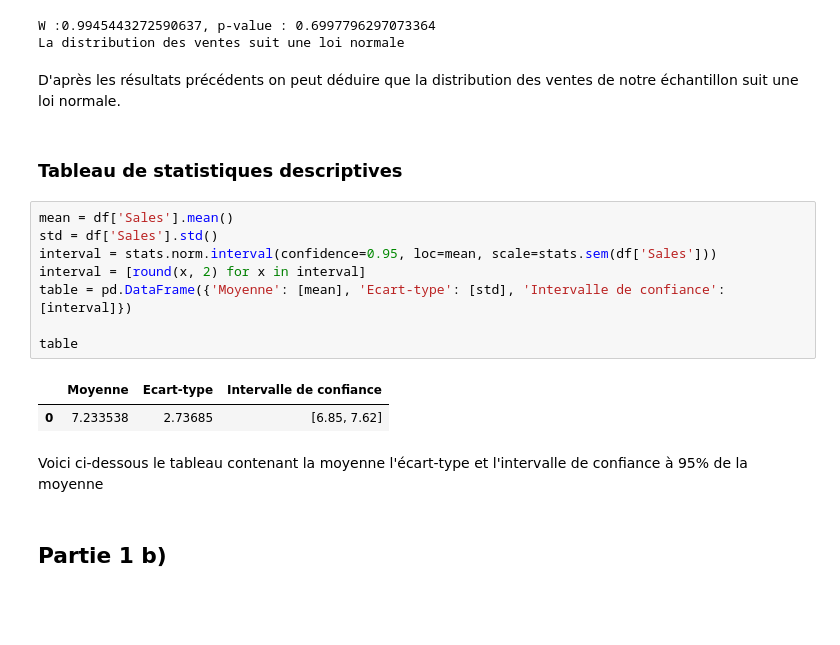
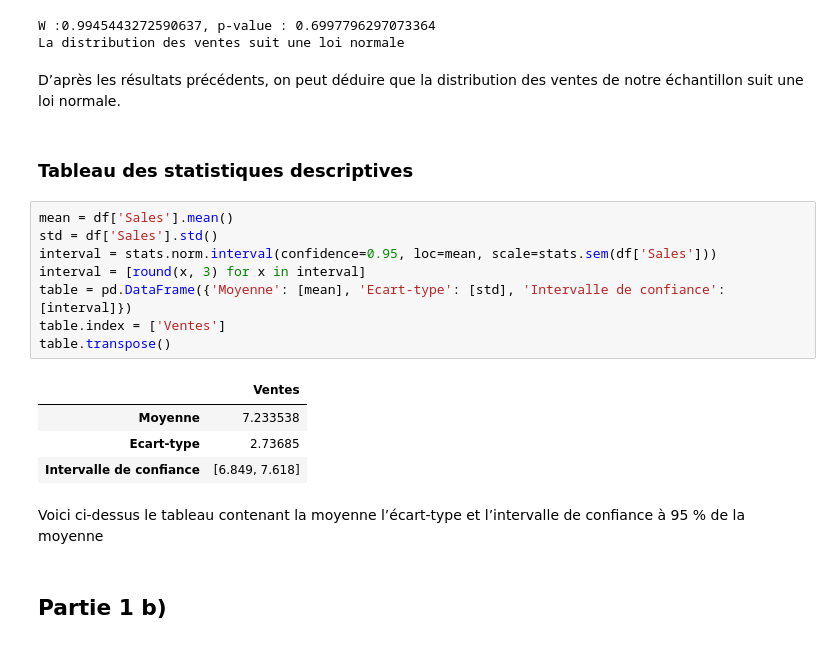
Before and after one commit to TristanVLM/proba-stats, a Jupyter notebook: DevoirDH23.ipynb, the cells around one changed output. Drawn from its saved outputs; the diff is of its cells as text; blank space fills up the shorter version.

```diff
--- a/DevoirDH23.ipynb
+++ b/DevoirDH23.ipynb
@@ -72,22 +87,24 @@ else:
 W :0.9945443272590637, p-value : 0.6997796297073364
 La distribution des ventes suit une loi normale
 # %% [markdown]
-D'après les résultats précédents on peut déduire que la distribution des ventes de notre échantillon suit une loi normale.
+D’après les résultats précédents, on peut déduire que la distribution des ventes de notre échantillon suit une loi normale.
 # %% [markdown]
-### Tableau de statistiques descriptives
+### Tableau des statistiques descriptives
 # %%
 mean = df['Sales'].mean()
 std = df['Sales'].std()
 interval = stats.norm.interval(confidence=0.95, loc=mean, scale=stats.sem(df['Sales']))
-interval = [round(x, 2) for x in interval]
+interval = [round(x, 3) for x in interval]
 table = pd.DataFrame({'Moyenne': [mean], 'Ecart-type': [std], 'Intervalle de confiance': [interval]})
-
-table
+table.index = ['Ventes']
+table.transpose()
 # %% [output]
-|  | Moyenne | Ecart-type | Intervalle de confiance |
-| 0 | 7.233538 | 2.73685 | [6.85, 7.62] |
+|  | Ventes |
+| Moyenne | 7.233538 |
+| Ecart-type | 2.73685 |
+| Intervalle de confiance | [6.849, 7.618] |
 # %% [markdown]
-Voici ci-dessous le tableau contenant la moyenne l'écart-type et l'intervalle de confiance à 95% de la moyenne
+Voici ci-dessus le tableau contenant la moyenne l’écart-type et l’intervalle de confiance à 95 % de la moyenne
 # %% [markdown]
 ## Partie 1 b)
 # %% [markdown]
```
Also changed, not shown: parts of 18 cells of this notebook.
